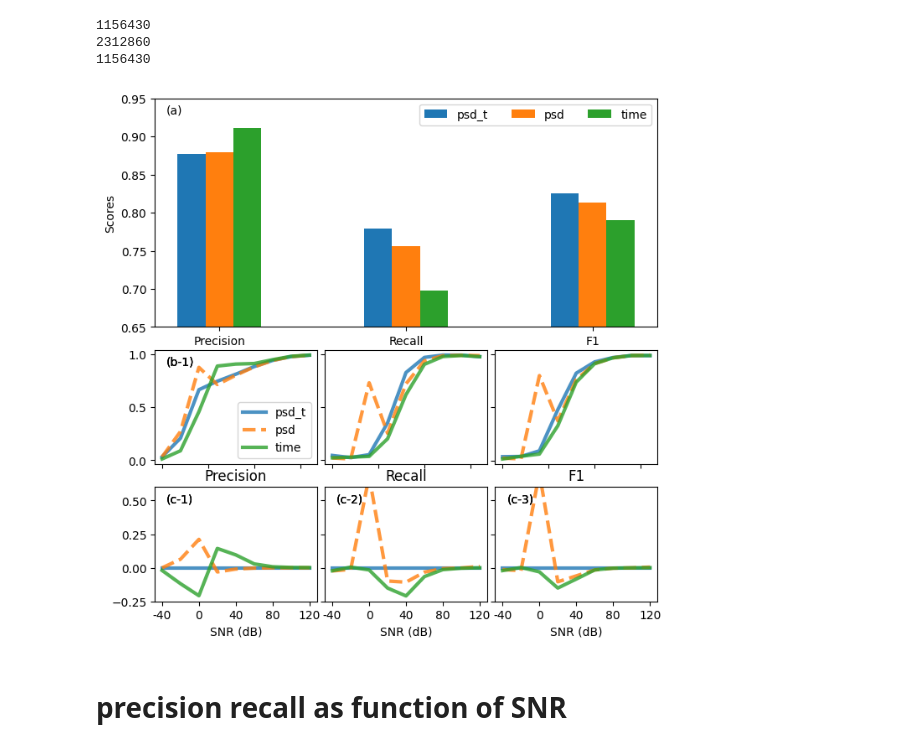
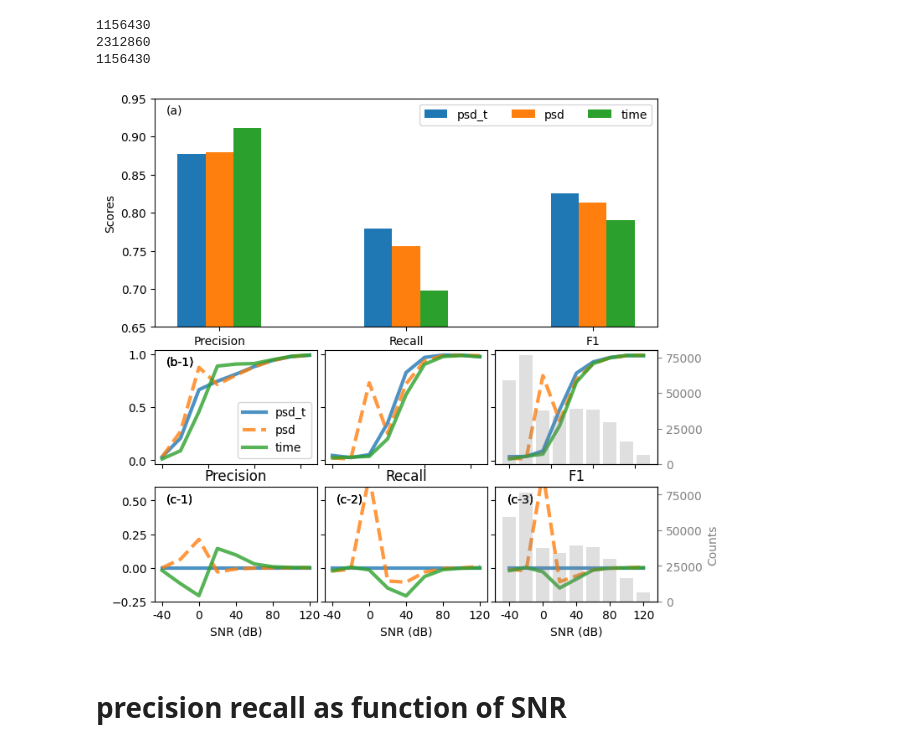
Before and after one commit to timdittmann/psuedosynth_gnss_velocities, a Jupyter notebook: notebooks/mkfigs/feature_selection_plot.ipynb, the cells around one changed output. Saved outputs shown, nothing was run; the diff lists cells and outputs as text; code cells hidden in the pictures.

```diff
--- a/notebooks/mkfigs/feature_selection_plot.ipynb
+++ b/notebooks/mkfigs/feature_selection_plot.ipynb
@@ -236,7 +236,7 @@ for feature,ls in zip(features, linestyles):
     ax1.text(0, 1.0, '(c-2)', transform=ax1.transAxes + trans,
             fontsize='medium', verticalalignment='top')
 
-    if feature =='all':
+    if feature =='psd_t':
         ax3=ax2.twinx()
         ax3.bar(names,count_array, color='grey', alpha=.25)
         ax3.yaxis.label.set_color('grey')
@@ -263,35 +263,35 @@ for feature,ls in zip(features, linestyles):
 
 
     ax1a.plot(np.array(recall_array), lw=3, alpha=.8, linestyle=ls)
     ax1a.set_xticklabels([])
     ax1a.set_yticklabels([])
 
     #ax1.set_xticks(np.arange(len(xlabels_arr))[::2],xlabels_arr[::2], rotation=45, ha='right')
     #ax1.set_xlabel('SNR (dB)')
 
-    if feature =='all':
+    if feature =='psd_t':
         ax3=ax2a.twinx()
         ax3.bar(names,count_array, color='grey', alpha=.25)
         ax3.yaxis.label.set_color('grey')
         ax3.tick_params(axis='y', colors='grey')
     ax2a.plot(np.array(f1_array), lw=3, alpha=.8, linestyle=ls)
     ax2a.set_xticklabels([])
     ax2a.set_yticklabels([])
 
     #ax2.set_xticks(np.arange(len(xlabels_arr))[::2],xlabels_arr[::2], rotation=45, ha='right')
     #ax2.set_xlabel('SNR (dB)')
 #ax0.legend(loc='lower right')
 ax0a.legend(loc='lower right')
 
 
 #plt.subplots_adjust(wspace=0, hspace=0)
 #fig.tight_layout()
 plt.savefig('figs/feature_peformance.png',dpi=300)
 # %% [output]
 1156430
 2312860
 1156430
-[figure, old version]
+[figure, new version]
 # %%
 np.arange(len(xlabels_arr))[::2]
 # %%
```
Also changed, not shown: 6 other files.
